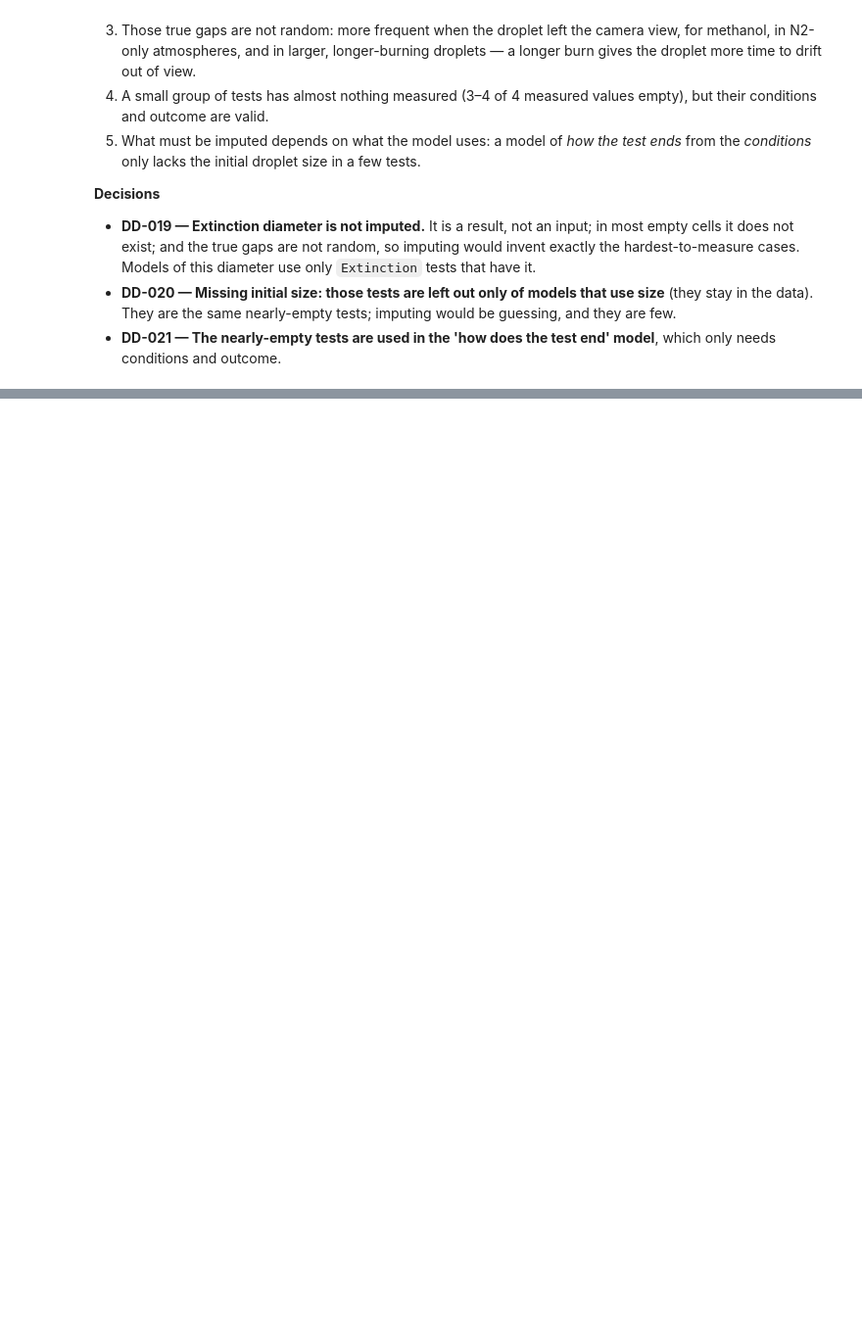
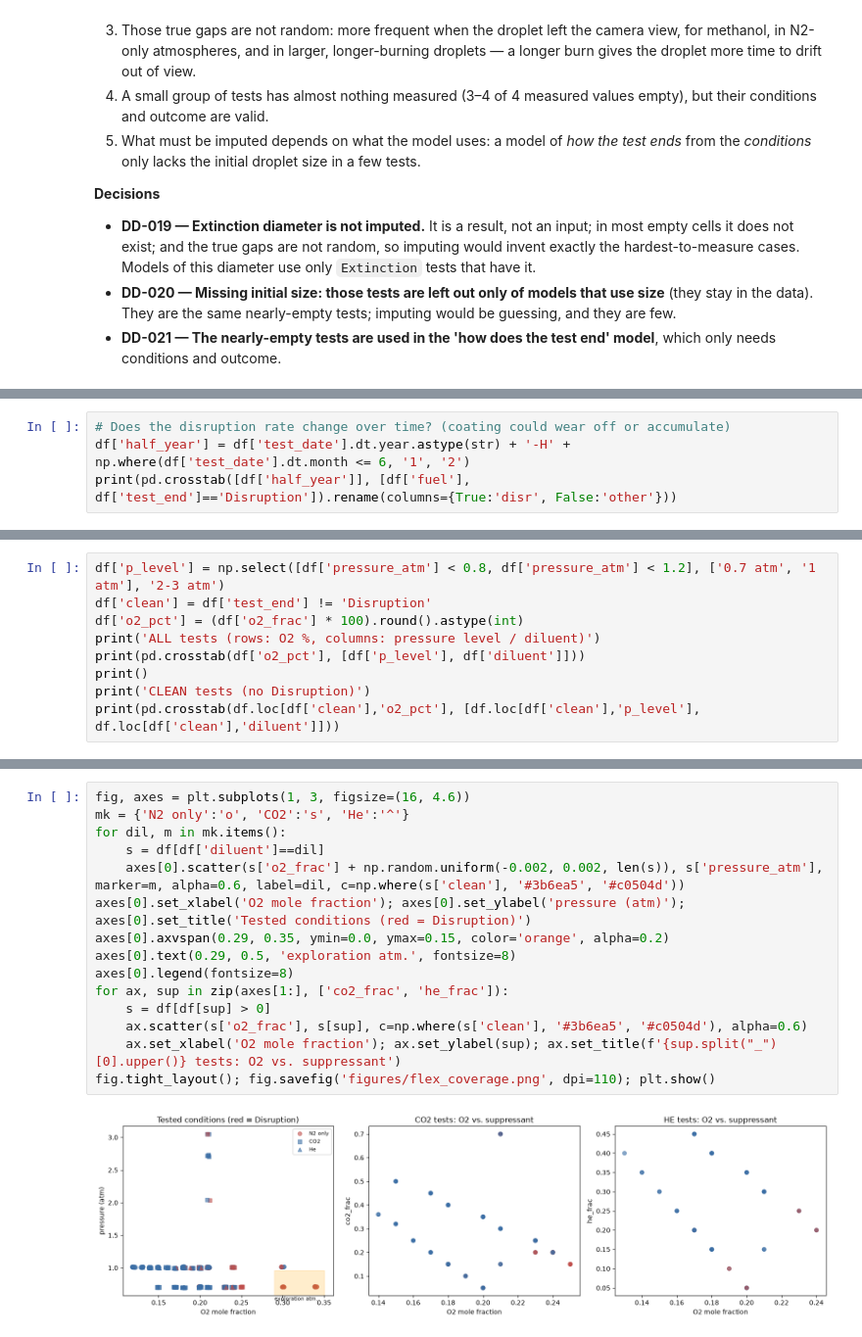
Before and after one commit to maximogalizia-sudo/Flame-in-Freefall-Project, a Jupyter notebook: notebooks/01_eda_flex.ipynb, the cells around one changed output, grey strips where cells are left out. Shown at 98% size. Drawn from its saved outputs; the diff is of its cells as text; blank space fills up the shorter version.

```diff
--- a/notebooks/01_eda_flex.ipynb
+++ b/notebooks/01_eda_flex.ipynb
@@ -689,0 +804,4 @@ measured-value gaps per test (out of 4): {0: 197, 1: 63, 2: 3, 3: 9, 4: 4}
+# %%
+# Does the disruption rate change over time? (coating could wear off or accumulate)
+df['half_year'] = df['test_date'].dt.year.astype(str) + '-H' + np.where(df['test_date'].dt.month <= 6, '1', '2')
+print(pd.crosstab([df['half_year']], [df['fuel'], df['test_end']=='Disruption']).rename(columns={True:'disr', False:'other'}))
@@ -689,0 +827,9 @@ measured-value gaps per test (out of 4): {0: 197, 1: 63, 2: 3, 3: 9, 4: 4}
+# %%
+df['p_level'] = np.select([df['pressure_atm'] < 0.8, df['pressure_atm'] < 1.2], ['0.7 atm', '1 atm'], '2-3 atm')
+df['clean'] = df['test_end'] != 'Disruption'
+df['o2_pct'] = (df['o2_frac'] * 100).round().astype(int)
+print('ALL tests (rows: O2 %, columns: pressure level / diluent)')
+print(pd.crosstab(df['o2_pct'], [df['p_level'], df['diluent']]))
+print()
+print('CLEAN tests (no Disruption)')
+print(pd.crosstab(df.loc[df['clean'],'o2_pct'], [df.loc[df['clean'],'p_level'], df.loc[df['clean'],'diluent']]))
@@ -689,0 +854,17 @@ measured-value gaps per test (out of 4): {0: 197, 1: 63, 2: 3, 3: 9, 4: 4}
+# %%
+fig, axes = plt.subplots(1, 3, figsize=(16, 4.6))
+mk = {'N2 only':'o', 'CO2':'s', 'He':'^'}
+for dil, m in mk.items():
+    s = df[df['diluent']==dil]
+    axes[0].scatter(s['o2_frac'] + np.random.uniform(-0.002, 0.002, len(s)), s['pressure_atm'], marker=m, alpha=0.6, label=dil, c=np.where(s['clean'], '#3b6ea5', '#c0504d'))
+axes[0].set_xlabel('O2 mole fraction'); axes[0].set_ylabel('pressure (atm)'); axes[0].set_title('Tested conditions (red = Disruption)')
+axes[0].axvspan(0.29, 0.35, ymin=0.0, ymax=0.15, color='orange', alpha=0.2)
+axes[0].text(0.29, 0.5, 'exploration atm.', fontsize=8)
+axes[0].legend(fontsize=8)
+for ax, sup in zip(axes[1:], ['co2_frac', 'he_frac']):
+    s = df[df[sup] > 0]
+    ax.scatter(s['o2_frac'], s[sup], c=np.where(s['clean'], '#3b6ea5', '#c0504d'), alpha=0.6)
+    ax.set_xlabel('O2 mole fraction'); ax.set_ylabel(sup); ax.set_title(f'{sup.split("_")[0].upper()} tests: O2 vs. suppressant')
+fig.tight_layout(); fig.savefig('figures/flex_coverage.png', dpi=110); plt.show()
+# %% [output]
+[figure, added]
```
Also changed, not shown: parts of 25 cells of this notebook, 3 other files.
